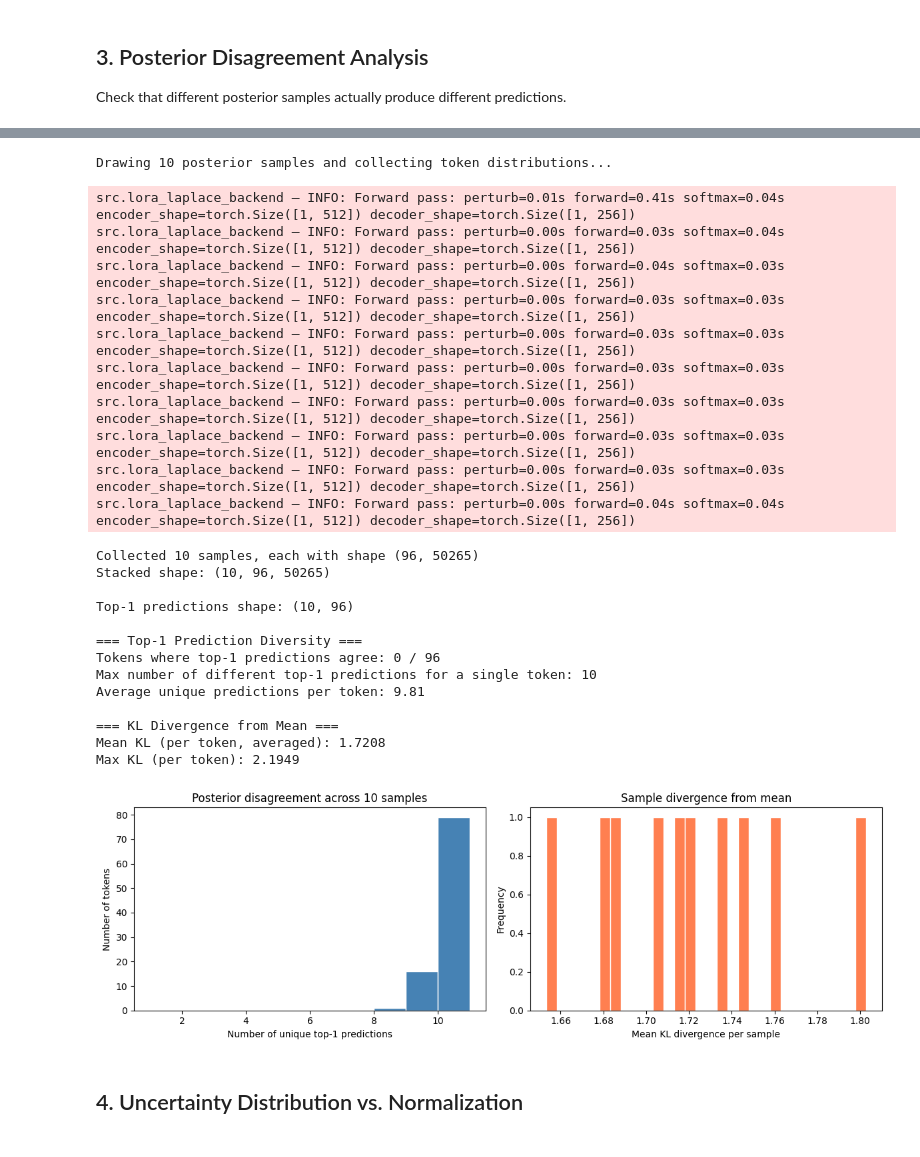
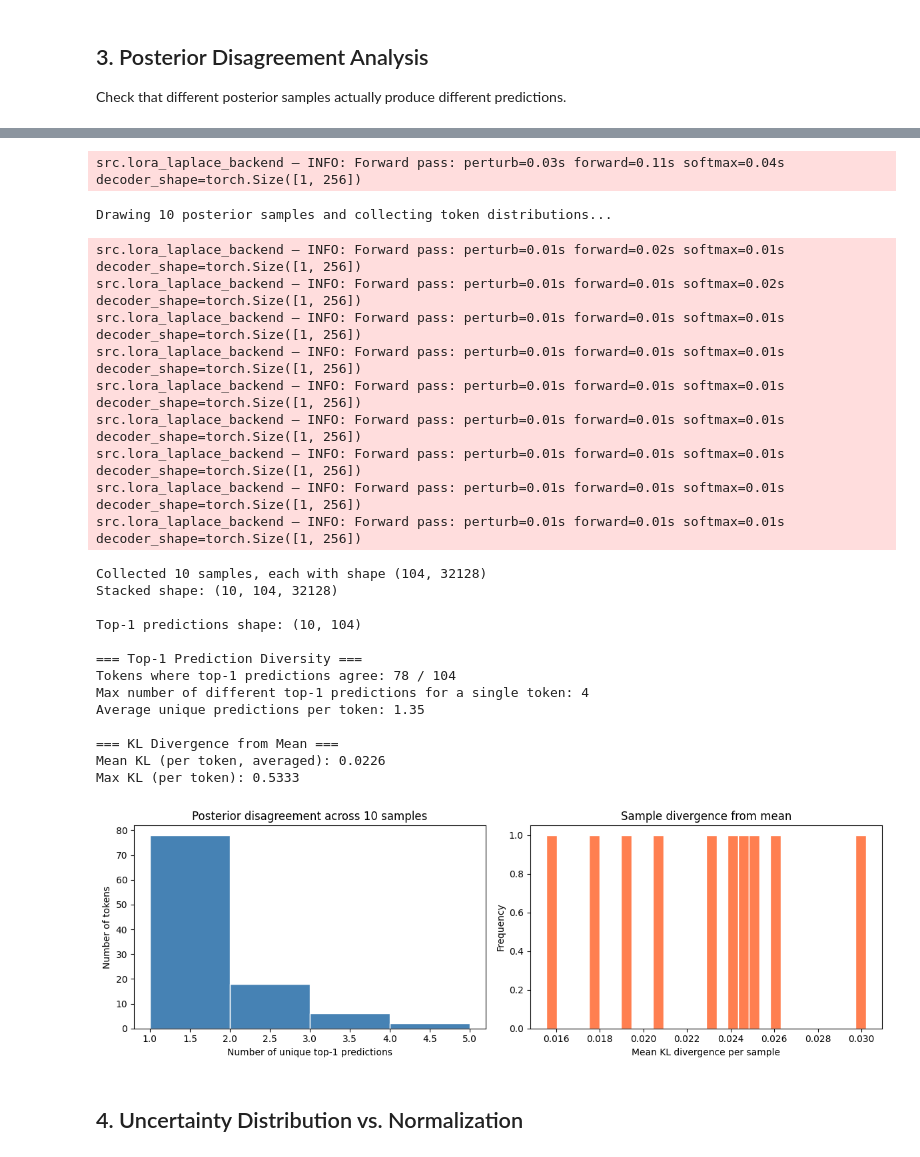
Before and after one commit to rdisipio/summarizer-uncertainty-ml, a Jupyter notebook: notebooks/03_uncertainty_validation.ipynb, the cells around one changed output, grey strips where cells are left out. Saved outputs shown, nothing was run; the diff lists cells and outputs as text; code cells hidden in the pictures.

Commit message:
model is flan-t5-small

```diff
--- a/notebooks/03_uncertainty_validation.ipynb
+++ b/notebooks/03_uncertainty_validation.ipynb
@@ -25,12 +25,12 @@ from src.data_pipeline import read_jsonl
 from src.lora_laplace_backend import load_laplace_sampler
 
 # ── Model (must match 02_lora_laplace_training.ipynb) ─────────────────────────
-BASE_MODEL = "facebook/bart-base"
+BASE_MODEL = "google/flan-t5-small"
 
 # ── Paths (must match 02_lora_laplace_training.ipynb) ─────────────────────────
 DATA_DIR   = ROOT / "data"
 CONFIG_DIR = ROOT / "config"
-ADAPTER_DIR                = ROOT / "models" / "bart-base-lora"
+ADAPTER_DIR                = ROOT / "models" / "flan-t5-small-lora"
 SAMPLER_FILE               = ADAPTER_DIR / "laplace_sampler.npz"
 SCORES_FILE                = DATA_DIR / "uncertainty_scores_lora_laplace_base.jsonl"
 QUANTILES_FILE             = CONFIG_DIR / "uncertainty_quantiles_lora_laplace.json"
@@ -39,9 +39,9 @@ CONSISTENCY_QUANTILES_FILE = CONFIG_DIR / "consistency_quantiles_lora_laplace.js
 
 # ── Constants (must match 02_lora_laplace_training.ipynb) ─────────────────────
 SEED              = 42
-CALIBRATION_SPLIT = 0.1
-PRIOR_PRECISION   = 0.01
-TARGET_STD        = 1
-SAMPLE_COUNT      = 5
+CALIBRATION_SPLIT = 0.3
+PRIOR_PRECISION   = 1e-9
+TARGET_STD        = 0.2
+SAMPLE_COUNT      = 10
 
 print("Paths loaded")
@@ -270,6 +274,6 @@ Prepared: 2 sentences
 # %%
 # Sample from the posterior and collect token distributions
-n_samples = 10
+n_samples = SAMPLE_COUNT
 print(f"Drawing {n_samples} posterior samples and collecting token distributions...")
 
 all_samples_probs = []  # list of (n_tokens, vocab_size) arrays
@@ -305,58 +309,58 @@ print(f"Average unique predictions per token: {np.mean(diversity):.2f}")
 
 # Compute KL divergence between samples to quantify disagreement
 mean_dist = np.mean(all_samples_probs, axis=0)  # predictive distribution
 kl_divs = []  # KL(sample || mean)
 
 for sample_probs in all_samples_probs:
     kl = np.sum(sample_probs * (np.log(sample_probs + 1e-10) - np.log(mean_dist + 1e-10)), axis=1)
     kl_divs.append(kl)
 
 kl_divs = np.array(kl_divs)
 print(f"\n=== KL Divergence from Mean ===")
 print(f"Mean KL (per token, averaged): {np.mean(kl_divs):.4f}")
 print(f"Max KL (per token): {np.max(kl_divs):.4f}")
 
 # Plot: histogram of how much samples disagree
 fig, axes = plt.subplots(1, 2, figsize=(12, 4))
 
 axes[0].hist(diversity, bins=range(1, max(diversity) + 2), color="steelblue", edgecolor="white", linewidth=1)
 axes[0].set_xlabel("Number of unique top-1 predictions")
 axes[0].set_ylabel("Number of tokens")
 axes[0].set_title(f"Posterior disagreement across {n_samples} samples")
 
 axes[1].hist(np.mean(kl_divs, axis=1), bins=30, color="coral", edgecolor="white", linewidth=1)
 axes[1].set_xlabel("Mean KL divergence per sample")
 axes[1].set_ylabel("Frequency")
 axes[1].set_title("Sample divergence from mean")
 
 plt.tight_layout()
 plt.show()
 # %% [output]
-Drawing 10 posterior samples and collecting token distributions...
+src.lora_laplace_backend — INFO: Forward pass: perturb=0.03s forward=0.11s softmax=0.04s decoder_shape=torch.Size([1, 256])
-src.lora_laplace_backend — INFO: Forward pass: perturb=0.01s forward=0.41s softmax=0.04s encoder_shape=torch.Size([1, 512]) decoder_shape=torch.Size([1, 256])
-src.lora_laplace_backend — INFO: Forward pass: perturb=0.00s forward=0.03s softmax=0.04s encoder_shape=torch.Size([1, 512]) decoder_shape=torch.Size([1, 256])
-src.lora_laplace_backend — INFO: Forward pass: perturb=0.00s forward=0.04s softmax=0.03s encoder_shape=torch.Size([1, 512]) decoder_shape=torch.Size([1, 256])
-src.lora_laplace_backend — INFO: Forward pass: perturb=0.00s forward=0.03s softmax=0.03s encoder_shape=torch.Size([1, 512]) decoder_shape=torch.Size([1, 256])
-src.lora_laplace_backend — INFO: Forward pass: perturb=0.00s forward=0.03s softmax=0.03s encoder_shape=torch.Size([1, 512]) decoder_shape=torch.Size([1, 256])
-src.lora_laplace_backend — INFO: Forward pass: perturb=0.00s forward=0.03s softmax=0.03s encoder_shape=torch.Size([1, 512]) decoder_shape=torch.Size([1, 256])
-src.lora_laplace_backend — INFO: Forward pass: perturb=0.00s forward=0.03s softmax=0.03s encoder_shape=torch.Size([1, 512]) decoder_shape=torch.Size([1, 256])
-src.lora_laplace_backend — INFO: Forward pass: perturb=0.00s forward=0.03s softmax=0.03s encoder_shape=torch.Size([1, 512]) decoder_shape=torch.Size([1, 256])
-src.lora_laplace_backend — INFO: Forward pass: perturb=0.00s forward=0.03s softmax=0.03s encoder_shape=torch.Size([1, 512]) decoder_shape=torch.Size([1, 256])
-src.lora_laplace_backend — INFO: Forward pass: perturb=0.00s forward=0.04s softmax=0.04s encoder_shape=torch.Size([1, 512]) decoder_shape=torch.Size([1, 256])
+Drawing 10 posterior samples and collecting token distributions...
-Collected 10 samples, each with shape (96, 50265)
-Stacked shape: (10, 96, 50265)
-
-Top-1 predictions shape: (10, 96)
-
-=== Top-1 Prediction Diversity ===
-Tokens where top-1 predictions agree: 0 / 96
-Max number of different top-1 predictions for a single token: 10
-Average unique predictions per token: 9.81
-
-=== KL Divergence from Mean ===
-Mean KL (per token, averaged): 1.7208
-Max KL (per token): 2.1949
+src.lora_laplace_backend — INFO: Forward pass: perturb=0.01s forward=0.02s softmax=0.01s decoder_shape=torch.Size([1, 256])
+src.lora_laplace_backend — INFO: Forward pass: perturb=0.01s forward=0.01s softmax=0.02s decoder_shape=torch.Size([1, 256])
+src.lora_laplace_backend — INFO: Forward pass: perturb=0.01s forward=0.01s softmax=0.01s decoder_shape=torch.Size([1, 256])
+src.lora_laplace_backend — INFO: Forward pass: perturb=0.01s forward=0.01s softmax=0.01s decoder_shape=torch.Size([1, 256])
+src.lora_laplace_backend — INFO: Forward pass: perturb=0.01s forward=0.01s softmax=0.01s decoder_shape=torch.Size([1, 256])
+src.lora_laplace_backend — INFO: Forward pass: perturb=0.01s forward=0.01s softmax=0.01s decoder_shape=torch.Size([1, 256])
+src.lora_laplace_backend — INFO: Forward pass: perturb=0.01s forward=0.01s softmax=0.01s decoder_shape=torch.Size([1, 256])
+src.lora_laplace_backend — INFO: Forward pass: perturb=0.01s forward=0.01s softmax=0.01s decoder_shape=torch.Size([1, 256])
+src.lora_laplace_backend — INFO: Forward pass: perturb=0.01s forward=0.01s softmax=0.01s decoder_shape=torch.Size([1, 256])
+Collected 10 samples, each with shape (104, 32128)
+Stacked shape: (10, 104, 32128)
+
+Top-1 predictions shape: (10, 104)
+
+=== Top-1 Prediction Diversity ===
+Tokens where top-1 predictions agree: 78 / 104
+Max number of different top-1 predictions for a single token: 4
+Average unique predictions per token: 1.35
+
+=== KL Divergence from Mean ===
+Mean KL (per token, averaged): 0.0226
+Max KL (per token): 0.5333
-[figure, old version]
+[figure, new version]
 # %% [markdown]
 ## 4. Uncertainty Distribution vs. Normalization
 # %%
```
Also changed, not shown: parts of 9 cells of this notebook, 4 other files.
